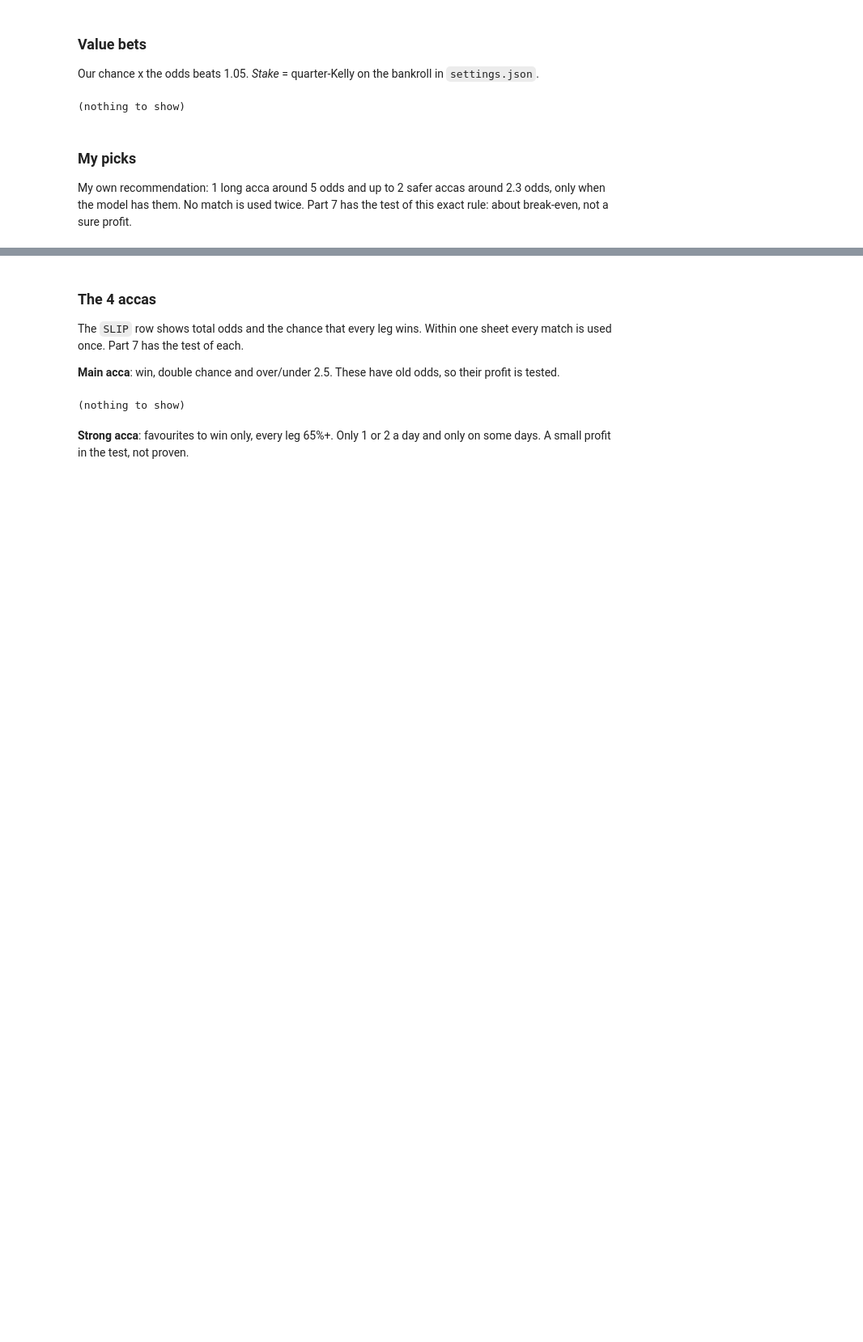
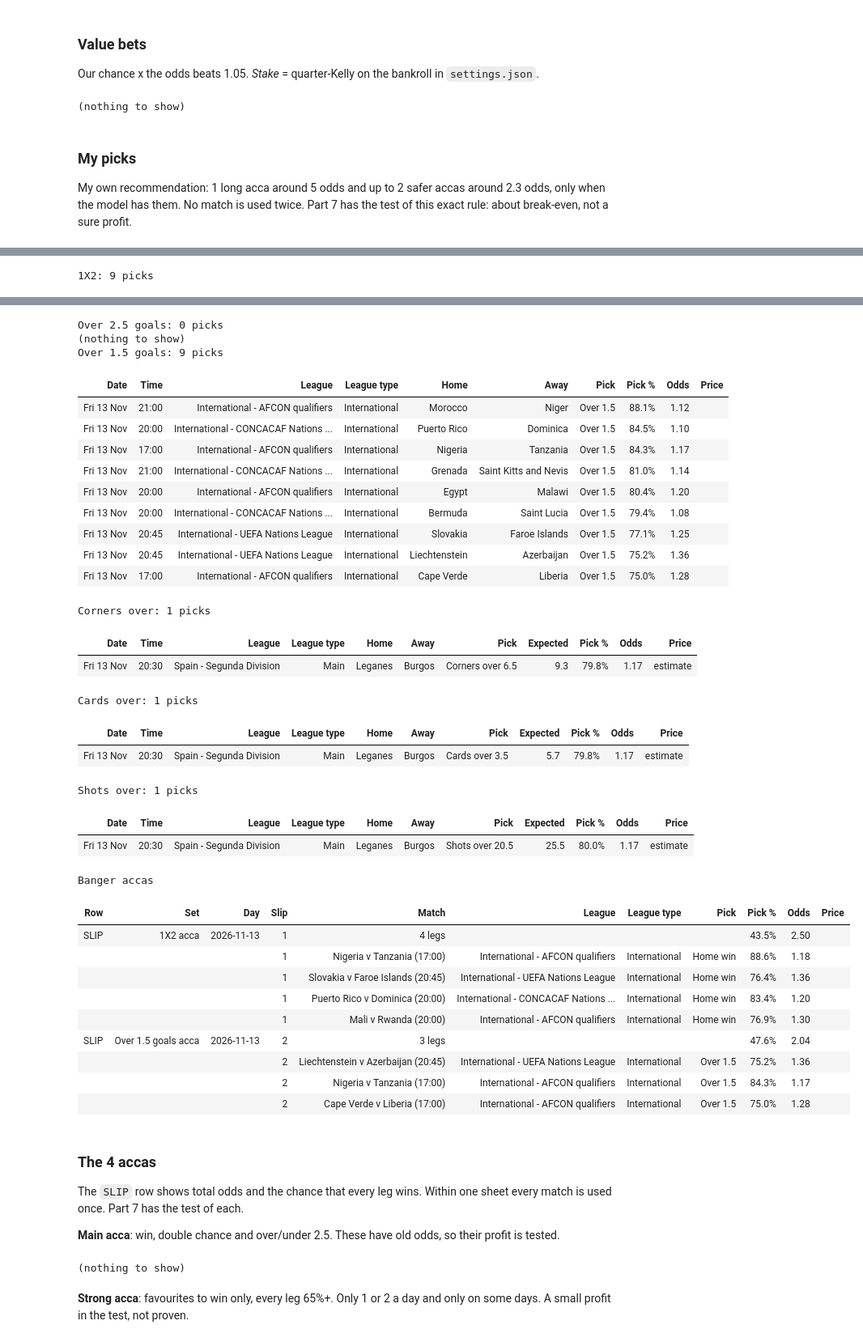
Before and after one commit to RicardoJose000/predict90-colab, a Jupyter notebook: Football_Predictor.ipynb, the cells around one changed output, grey strips where cells are left out. Shown at 81% size. Drawn from its saved outputs; the diff is of its cells as text; code cells hidden in the pictures; blank space fills up the shorter version.

Commit message:
Bangers by market: 1X2, over 2.5, over 1.5, corners, cards, shots, one acca per market; simple page

```diff
--- a/Football_Predictor.ipynb
+++ b/Football_Predictor.ipynb
@@ -70,7 +71,7 @@ if API_FOOTBALL_KEY:
 
 import numpy as np, pandas as pd
 from IPython.display import display, Markdown
-from p90 import pipeline, evaluate, charts, config, props, tracker, live, intl
+from p90 import pipeline, evaluate, charts, config, props, tracker, live, intl, bangers
 from p90.config import MAIN_LEAGUES, league_label
 
 S = config.load_settings()
@@ -90,7 +91,8 @@ PCT = {"Home %", "Draw %", "Away %", "Pick %", "Over 2.5 %", "BTTS %", "Edge %",
        "Picks 65%+", "Share 65%+", "At least this sure", "Share of matches", "Model said", "Really happened", "Min edge",
        "Hit rate", "ROI", "Break-even", "Accuracy", "Always pick the most common", "65%+ picks accuracy",
        "Happened", "Share", "Right", "Model said (60%+)", "Always likelier side", "Lowest season",
-       "Bet365", "Best odds", "2018-21", "2022 on", "Higher rated wins", "Picks 75%+", "Share 75%+", "Share 60%+"}
+       "Bet365", "Best odds", "2018-21", "2022 on", "Higher rated wins", "Picks 75%+", "Share 75%+", "Share 60%+",
+       "Won", "Profit per slip"}
 def show(df, n=None):
     """Pretty table: friendly names, percentages as %, odds with 2 decimals."""
     if df is None or len(df) == 0:
@@ -102,6 +104,9 @@ def show(df, n=None):
     fmt.update({c: "{:.4f}" for c in d.columns if "Log-loss" in str(c)})
     fmt.update({c: "{:,.0f}" for c in d.columns if c in ("Matches", "Bets", "Slips", "Outcomes", "Number 65%+", "65%+ picks", "60%+ picks")})
     fmt.update({"Slips a day": "{:.1f}"} if "Slips a day" in d.columns else {})
+    fmt.update({c: "{:,.0f}" for c in ("Picks", "Per season", "Real odds slips") if c in d.columns})
+    fmt.update({"Legs (avg)": "{:.1f}"} if "Legs (avg)" in d.columns else {})
+    fmt.update({"Expected": "{:.1f}"} if "Expected" in d.columns else {})
     fmt.update({"Legs": "{:.1f}"} if "Legs" in d.columns and d["Legs"].dtype == float else {})
     fmt.update({"Pick %": "{:.1%}"} if "Pick %" in d.columns else {})
     fmt = {c: f for c, f in fmt.items() if pd.api.types.is_numeric_dtype(d[c])}   # text columns stay as they are
@@ -175,0 +217,9 @@ show(T.get("My picks"))
+# %%
+for name in ["1X2", "Over 2.5 goals", "Over 1.5 goals", "Corners over", "Cards over", "Shots over"]:
+    t = T.get(name, pd.DataFrame())
+    print(f"{name}: {len(t)} picks")
+    show(t, 10)
+print("Banger accas")
+show(T.get("Banger accas"))
+# %% [output]
+1X2: 9 picks
@@ -176,3 +236,36 @@ show(T.get("My picks"))
+Over 2.5 goals: 0 picks
+(nothing to show)
+Over 1.5 goals: 9 picks
+| Date | Time | League | League type | Home | Away | Pick | Pick % | Odds | Price |
+| Fri 13 Nov | 21:00 | International - AFCON qualifiers | International | Morocco | Niger | Over 1.5 | 88.1% | 1.12 |  |
+| Fri 13 Nov | 20:00 | International - CONCACAF Nations ... | International | Puerto Rico | Dominica | Over 1.5 | 84.5% | 1.10 |  |
+| Fri 13 Nov | 17:00 | International - AFCON qualifiers | International | Nigeria | Tanzania | Over 1.5 | 84.3% | 1.17 |  |
+| Fri 13 Nov | 21:00 | International - CONCACAF Nations ... | International | Grenada | Saint Kitts and Nevis | Over 1.5 | 81.0% | 1.14 |  |
+| Fri 13 Nov | 20:00 | International - AFCON qualifiers | International | Egypt | Malawi | Over 1.5 | 80.4% | 1.20 |  |
+| Fri 13 Nov | 20:00 | International - CONCACAF Nations ... | International | Bermuda | Saint Lucia | Over 1.5 | 79.4% | 1.08 |  |
+| Fri 13 Nov | 20:45 | International - UEFA Nations League | International | Slovakia | Faroe Islands | Over 1.5 | 77.1% | 1.25 |  |
+| Fri 13 Nov | 20:45 | International - UEFA Nations League | International | Liechtenstein | Azerbaijan | Over 1.5 | 75.2% | 1.36 |  |
+| Fri 13 Nov | 17:00 | International - AFCON qualifiers | International | Cape Verde | Liberia | Over 1.5 | 75.0% | 1.28 |  |
+Corners over: 1 picks
+| Date | Time | League | League type | Home | Away | Pick | Expected | Pick % | Odds | Price |
+| Fri 13 Nov | 20:30 | Spain - Segunda Division | Main | Leganes | Burgos | Corners over 6.5 | 9.3 | 79.8% | 1.17 | estimate |
+Cards over: 1 picks
+| Date | Time | League | League type | Home | Away | Pick | Expected | Pick % | Odds | Price |
+| Fri 13 Nov | 20:30 | Spain - Segunda Division | Main | Leganes | Burgos | Cards over 3.5 | 5.7 | 79.8% | 1.17 | estimate |
+Shots over: 1 picks
+| Date | Time | League | League type | Home | Away | Pick | Expected | Pick % | Odds | Price |
+| Fri 13 Nov | 20:30 | Spain - Segunda Division | Main | Leganes | Burgos | Shots over 20.5 | 25.5 | 80.0% | 1.17 | estimate |
+Banger accas
+| Row | Set | Day | Slip | Match | League | League type | Pick | Pick % | Odds | Price |
+| SLIP | 1X2 acca | 2026-11-13 | 1 | 4 legs |  |  |  | 43.5% | 2.50 |  |
+|  |  |  | 1 | Nigeria v Tanzania (17:00) | International - AFCON qualifiers | International | Home win | 88.6% | 1.18 |  |
+|  |  |  | 1 | Slovakia v Faroe Islands (20:45) | International - UEFA Nations League | International | Home win | 76.4% | 1.36 |  |
+|  |  |  | 1 | Puerto Rico v Dominica (20:00) | International - CONCACAF Nations ... | International | Home win | 83.4% | 1.20 |  |
+|  |  |  | 1 | Mali v Rwanda (20:00) | International - AFCON qualifiers | International | Home win | 76.9% | 1.30 |  |
+| SLIP | Over 1.5 goals acca | 2026-11-13 | 2 | 3 legs |  |  |  | 47.6% | 2.04 |  |
+|  |  |  | 2 | Liechtenstein v Azerbaijan (20:45) | International - UEFA Nations League | International | Over 1.5 | 75.2% | 1.36 |  |
+|  |  |  | 2 | Nigeria v Tanzania (17:00) | International - AFCON qualifiers | International | Over 1.5 | 84.3% | 1.17 |  |
+|  |  |  | 2 | Cape Verde v Liberia (17:00) | International - AFCON qualifiers | International | Over 1.5 | 75.0% | 1.28 |  |
 # %% [markdown]
 ### The 4 accas
 
```
Also changed, not shown: parts of 14 cells of this notebook, 11 other files.
